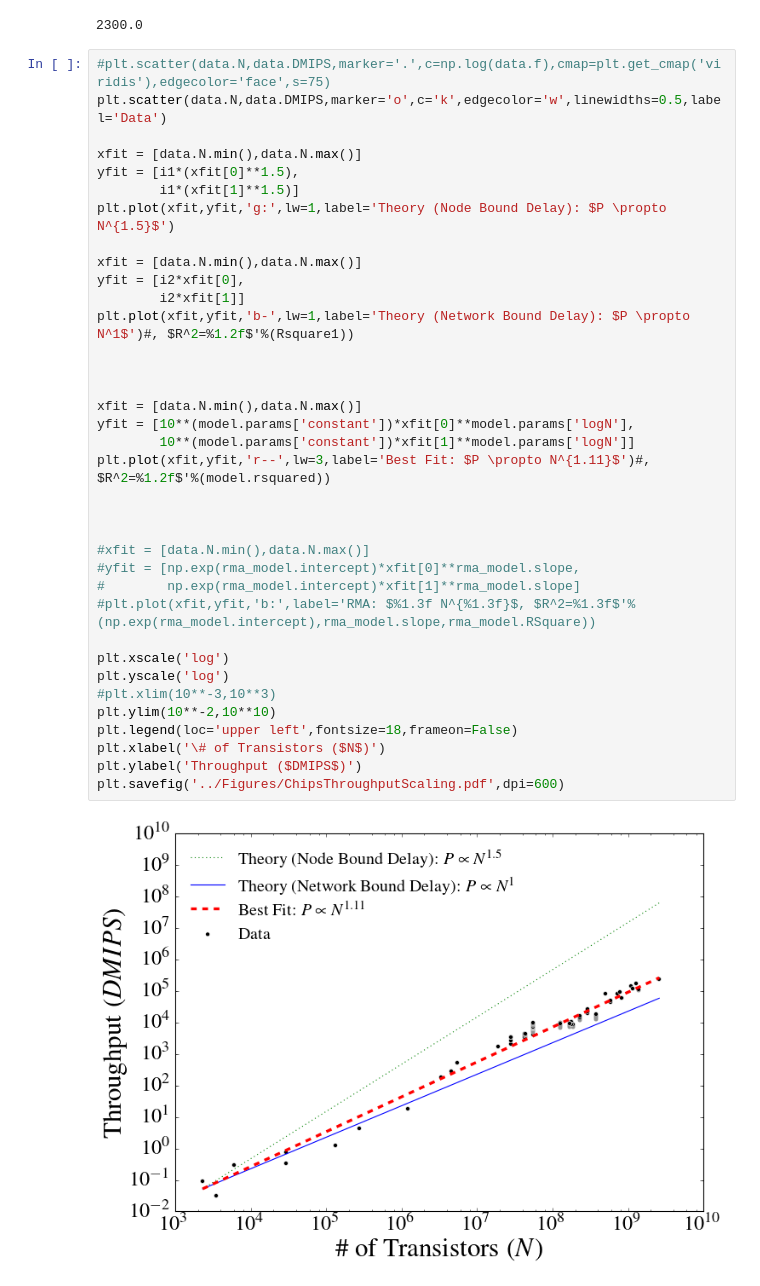
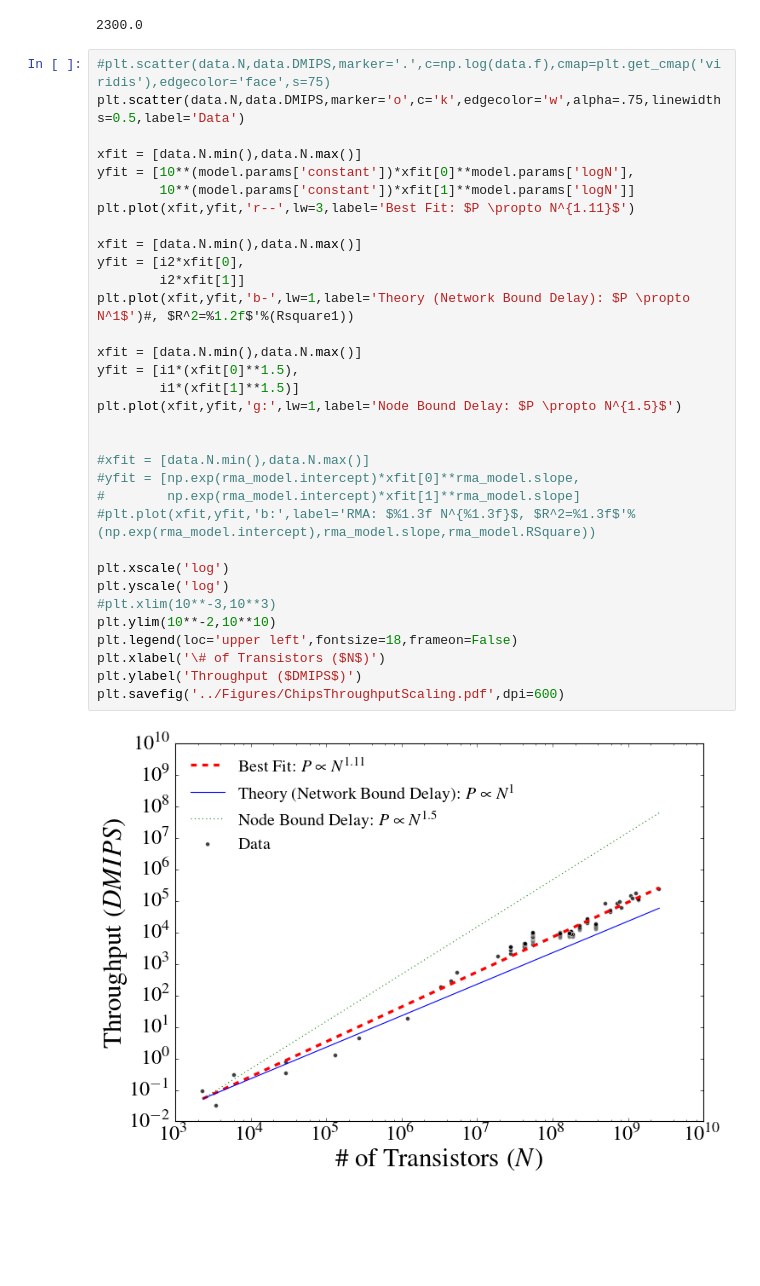
Before and after one commit to profsforrest/scaling-paper, a Jupyter notebook: analysis/ChipsThroughput.ipynb, the cells around one changed output. Cells and saved outputs as stored; diff of their text form; blank space fills up the shorter version.

Commit message:
Updated Figure

```diff
--- a/analysis/ChipsThroughput.ipynb
+++ b/analysis/ChipsThroughput.ipynb
@@ -75,42 +75,39 @@ data.N.min()
 2300.0
 # %%
 #plt.scatter(data.N,data.DMIPS,marker='.',c=np.log(data.f),cmap=plt.get_cmap('viridis'),edgecolor='face',s=75)
-plt.scatter(data.N,data.DMIPS,marker='o',c='k',edgecolor='w',linewidths=0.5,label='Data')
+plt.scatter(data.N,data.DMIPS,marker='o',c='k',edgecolor='w',alpha=.75,linewidths=0.5,label='Data')
 
 xfit = [data.N.min(),data.N.max()]
-yfit = [i1*(xfit[0]**1.5),
-        i1*(xfit[1]**1.5)]
-plt.plot(xfit,yfit,'g:',lw=1,label='Theory (Node Bound Delay): $P \propto N^{1.5}$')
+yfit = [10**(model.params['constant'])*xfit[0]**model.params['logN'],
+        10**(model.params['constant'])*xfit[1]**model.params['logN']]
+plt.plot(xfit,yfit,'r--',lw=3,label='Best Fit: $P \propto N^{1.11}$')
 
 xfit = [data.N.min(),data.N.max()]
 yfit = [i2*xfit[0],
         i2*xfit[1]]
 plt.plot(xfit,yfit,'b-',lw=1,label='Theory (Network Bound Delay): $P \propto N^1$')#, $R^2=%1.2f$'%(Rsquare1))
 
-
-
 xfit = [data.N.min(),data.N.max()]
-yfit = [10**(model.params['constant'])*xfit[0]**model.params['logN'],
-        10**(model.params['constant'])*xfit[1]**model.params['logN']]
-plt.plot(xfit,yfit,'r--',lw=3,label='Best Fit: $P \propto N^{1.11}$')#, $R^2=%1.2f$'%(model.rsquared))
-
+yfit = [i1*(xfit[0]**1.5),
+        i1*(xfit[1]**1.5)]
+plt.plot(xfit,yfit,'g:',lw=1,label='Node Bound Delay: $P \propto N^{1.5}$')
 
 
 #xfit = [data.N.min(),data.N.max()]
 #yfit = [np.exp(rma_model.intercept)*xfit[0]**rma_model.slope,
 #        np.exp(rma_model.intercept)*xfit[1]**rma_model.slope]
 #plt.plot(xfit,yfit,'b:',label='RMA: $%1.3f N^{%1.3f}$, $R^2=%1.3f$'%(np.exp(rma_model.intercept),rma_model.slope,rma_model.RSquare))
 
 plt.xscale('log')
 plt.yscale('log')
 #plt.xlim(10**-3,10**3)
 plt.ylim(10**-2,10**10)
 plt.legend(loc='upper left',fontsize=18,frameon=False)
 plt.xlabel('\# of Transistors ($N$)')
 plt.ylabel('Throughput ($DMIPS$)')
 plt.savefig('../Figures/ChipsThroughputScaling.pdf',dpi=600)
 # %% [output]
-[figure, old version]
+[figure, new version]
 # %%
 model = sm.GLS(np.log(data.DMIPS),data[['logNf','constant']]).fit()
 model.summary()
```
Also changed, not shown: parts of 4 cells of this notebook, 1 other file.
